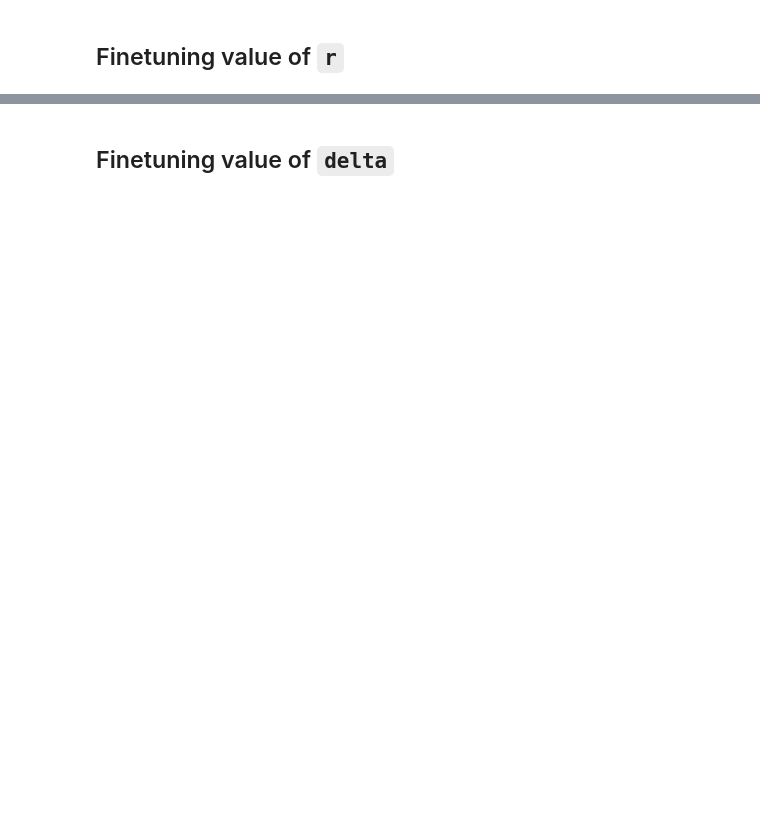
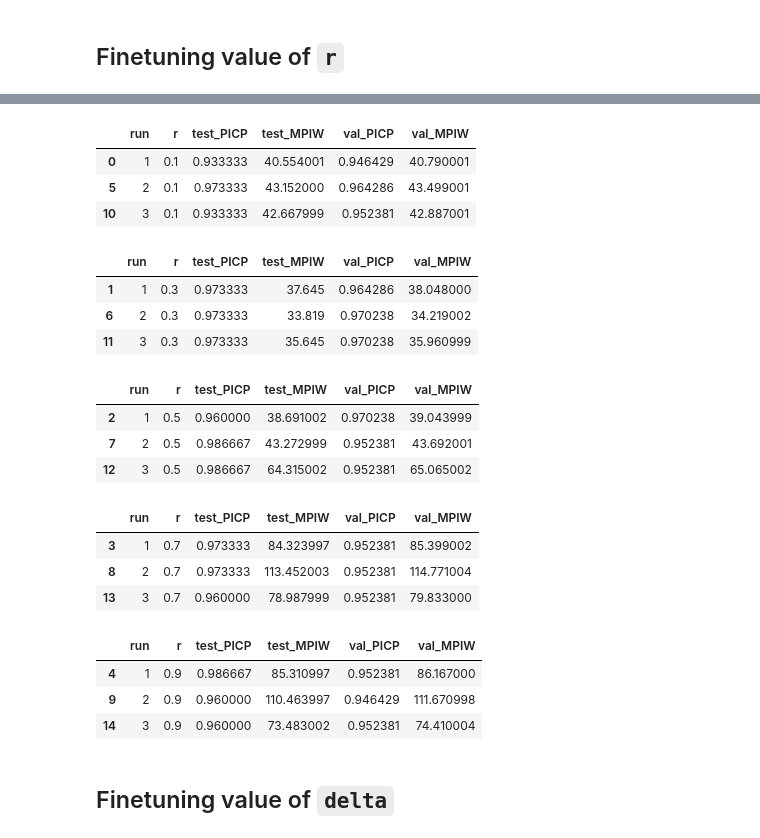
Before and after one commit to kshipra-jadav/major-2-experiments, a Jupyter notebook: code/tubeloss.ipynb, the cells around one changed output, grey strips where cells are left out. Saved outputs shown, nothing was run; the diff lists cells and outputs as text; code cells hidden in the pictures; blank space fills up the shorter version.

```diff
--- a/code/tubeloss.ipynb
+++ b/code/tubeloss.ipynb
@@ -142,3 +194,28 @@ df
+# %%
+for r in r_vals:
+    display(all_metrics_r[all_metrics_r['r'] == r])
+    print()
+# %% [output]
+|  | run | r | test_PICP | test_MPIW | val_PICP | val_MPIW |
+| 0 | 1 | 0.1 | 0.933333 | 40.554001 | 0.946429 | 40.790001 |
+| 5 | 2 | 0.1 | 0.973333 | 43.152000 | 0.964286 | 43.499001 |
+| 10 | 3 | 0.1 | 0.933333 | 42.667999 | 0.952381 | 42.887001 |
+|  | run | r | test_PICP | test_MPIW | val_PICP | val_MPIW |
+| 1 | 1 | 0.3 | 0.973333 | 37.645 | 0.964286 | 38.048000 |
+| 6 | 2 | 0.3 | 0.973333 | 33.819 | 0.970238 | 34.219002 |
+| 11 | 3 | 0.3 | 0.973333 | 35.645 | 0.970238 | 35.960999 |
+|  | run | r | test_PICP | test_MPIW | val_PICP | val_MPIW |
+| 2 | 1 | 0.5 | 0.960000 | 38.691002 | 0.970238 | 39.043999 |
+| 7 | 2 | 0.5 | 0.986667 | 43.272999 | 0.952381 | 43.692001 |
+| 12 | 3 | 0.5 | 0.986667 | 64.315002 | 0.952381 | 65.065002 |
+|  | run | r | test_PICP | test_MPIW | val_PICP | val_MPIW |
+| 3 | 1 | 0.7 | 0.973333 | 84.323997 | 0.952381 | 85.399002 |
+| 8 | 2 | 0.7 | 0.973333 | 113.452003 | 0.952381 | 114.771004 |
+| 13 | 3 | 0.7 | 0.960000 | 78.987999 | 0.952381 | 79.833000 |
+|  | run | r | test_PICP | test_MPIW | val_PICP | val_MPIW |
+| 4 | 1 | 0.9 | 0.986667 | 85.310997 | 0.952381 | 86.167000 |
+| 9 | 2 | 0.9 | 0.960000 | 110.463997 | 0.946429 | 111.670998 |
+| 14 | 3 | 0.9 | 0.960000 | 73.483002 | 0.952381 | 74.410004 |
 # %% [markdown]
 ## Finetuning value of `delta`
 # %%
```
Also changed, not shown: parts of 11 cells of this notebook, 3 other files.
